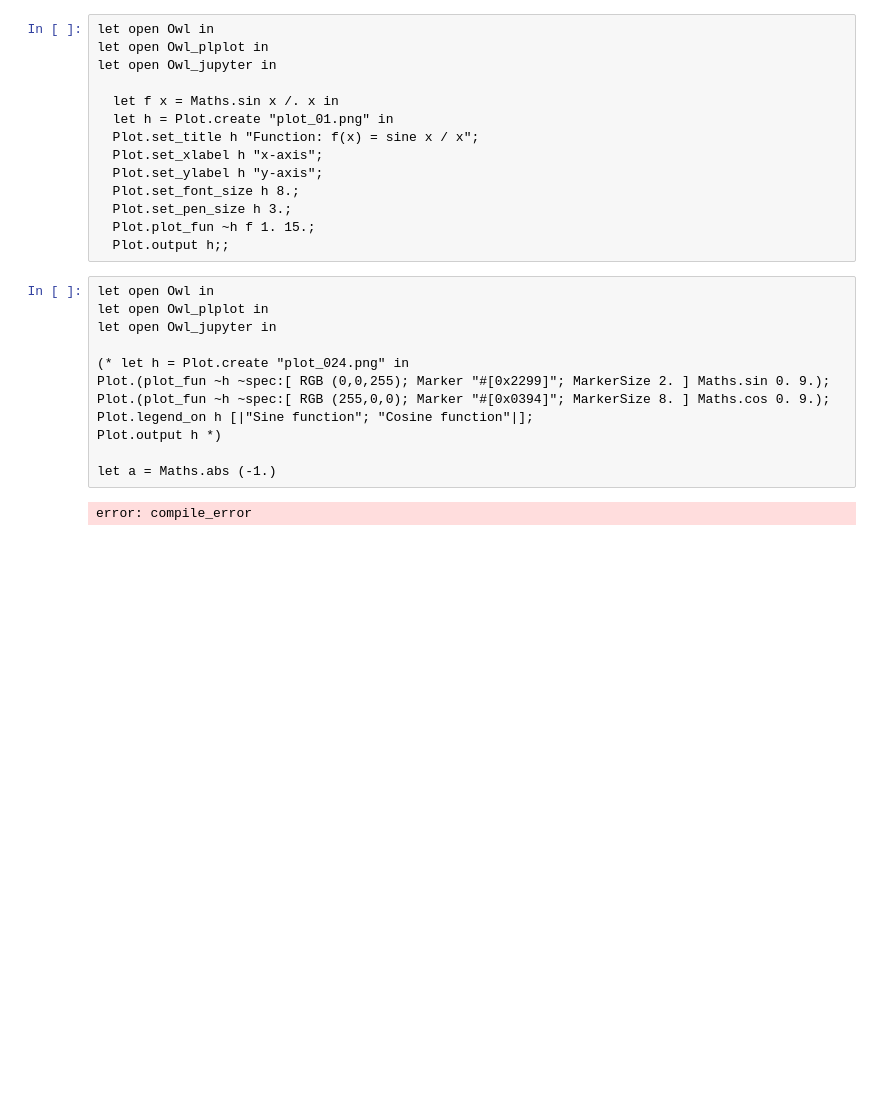
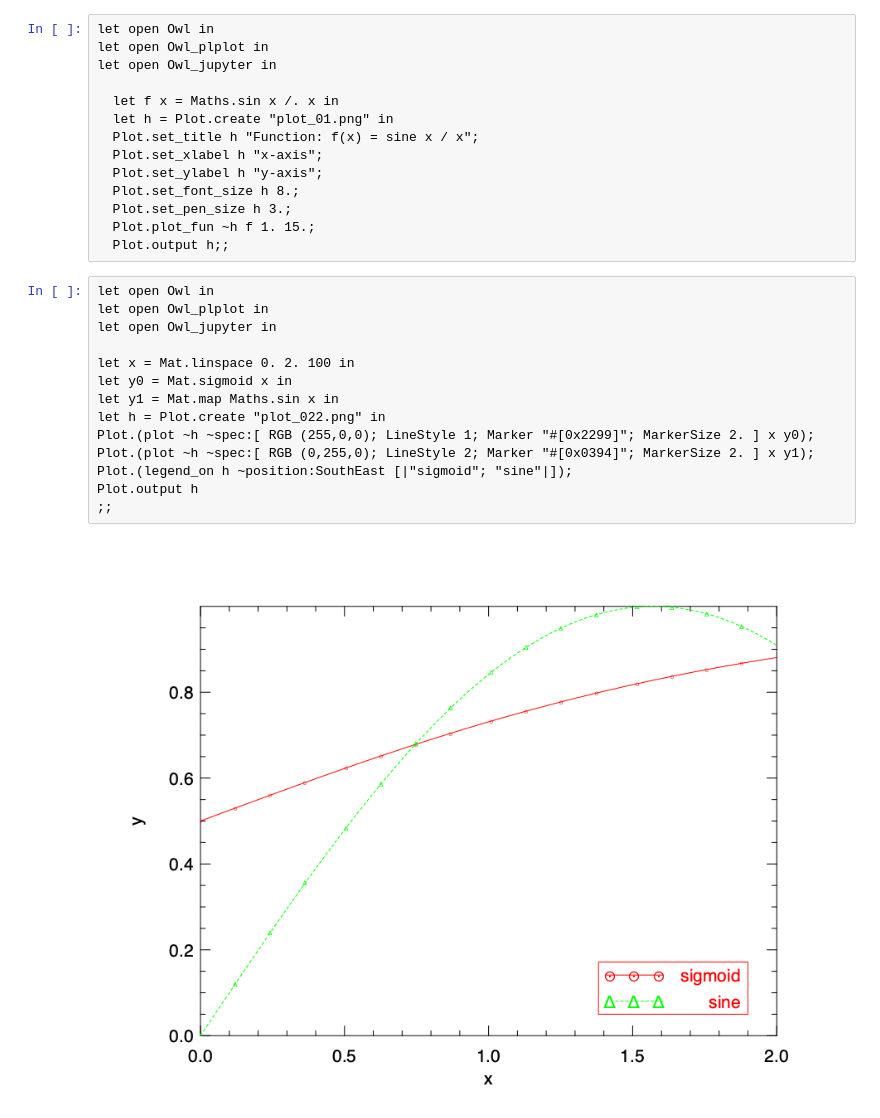
Before and after one commit to useada/98k, a Jupyter notebook: ocaml/Owl.ipynb, the cells around one changed output. Saved outputs shown, nothing was run; the diff lists cells and outputs as text; blank space fills up the shorter version.

```diff
--- a/ocaml/Owl.ipynb
+++ b/ocaml/Owl.ipynb
@@ -51,16 +53,18 @@ let open Owl_jupyter in
 # %%
 let open Owl in
 let open Owl_plplot in
 let open Owl_jupyter in
 
-(* let h = Plot.create "plot_024.png" in
-Plot.(plot_fun ~h ~spec:[ RGB (0,0,255); Marker "#[0x2299]"; MarkerSize 2. ] Maths.sin 0. 9.);
-Plot.(plot_fun ~h ~spec:[ RGB (255,0,0); Marker "#[0x0394]"; MarkerSize 8. ] Maths.cos 0. 9.);
-Plot.legend_on h [|"Sine function"; "Cosine function"|];
-Plot.output h *)
-
-let a = Maths.abs (-1.)
+let x = Mat.linspace 0. 2. 100 in
+let y0 = Mat.sigmoid x in
+let y1 = Mat.map Maths.sin x in
+let h = Plot.create "plot_022.png" in
+Plot.(plot ~h ~spec:[ RGB (255,0,0); LineStyle 1; Marker "#[0x2299]"; MarkerSize 2. ] x y0);
+Plot.(plot ~h ~spec:[ RGB (0,255,0); LineStyle 2; Marker "#[0x0394]"; MarkerSize 2. ] x y1);
+Plot.(legend_on h ~position:SouthEast [|"sigmoid"; "sine"|]);
+Plot.output h
+;;
 # %% [output]
-error: compile_error
+[figure, added]
 # %%
 let f = Owl.Maths.abs
```
Also changed, not shown: parts of 8 cells of this notebook, 10 other files.
